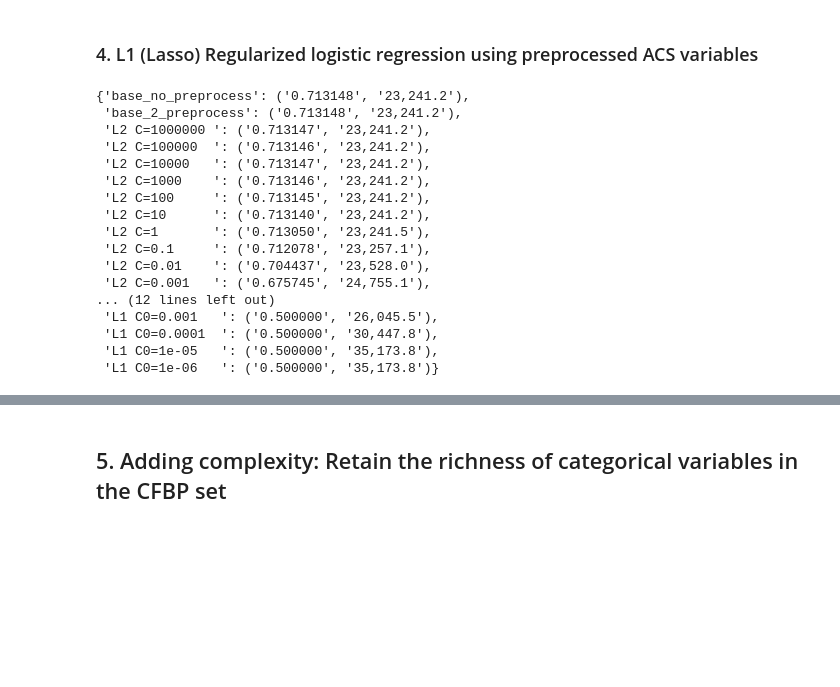
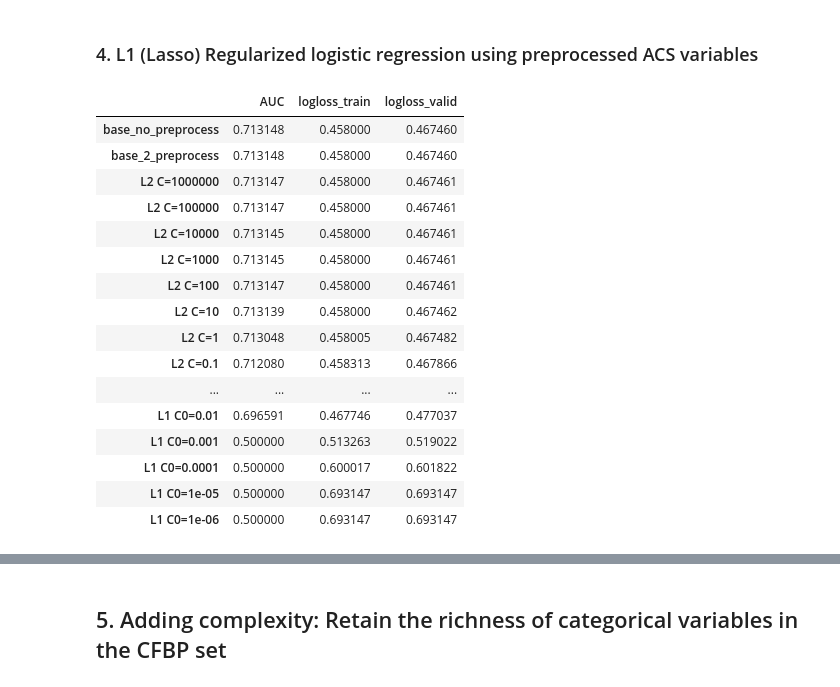
Before and after one commit to zhannazh/Predicting_Outcome_of_Consumer_Finance_Complaints, a Jupyter notebook: 2. Predictive Modeling.ipynb, the cells around one changed output, grey strips where cells are left out. Cells and saved outputs as stored; diff of their text form; code cells hidden in the pictures; blank space fills up the shorter version.

Commit message:
updated how regression results are stored

```diff
--- a/2. Predictive Modeling.ipynb
+++ b/2. Predictive Modeling.ipynb
@@ -356,8 +358,3 @@ auc_and_logloss_results
  'base_2_preprocess': {'AUC': '0.713148',
   'logloss_train': '0.458000',
   'logloss_valid': '0.467460'}}
-# %%
-# Calculate AUC (on valid) and log-loss (on train & valid) for fitted unregularized logit with preprocessed ACS data
-auc_and_logloss_results =f.store_AUC_and_logloss_results(logit_preprocess_unr, 'base_2_preprocess', \
-        train_census_preprocessed, valid_census_preprocessed, ['Y', 'Median_household_income'],auc_and_logloss_results)
-auc_and_logloss_results
@@ -422,19 +415,11 @@ Now I introduce Ridge regularization to see if model performance can be improved
 # L2 regularized logit for several hyperparameter values
 for i in range(6,-7, -1):
     logreg = LogisticRegression(C=10**i, fit_intercept = False, solver='liblinear')
-    logreg.fit(train_census_preprocessed.drop(['Y', 'Median_household_income'], axis=1),
+    logreg = logreg.fit(train_census_preprocessed.drop(['Y', 'Median_household_income'], axis=1),
                train_census_preprocessed['Y'])
 
-    #residuals on validation set
-    res_v = logreg.predict_proba(valid_census_preprocessed.drop(['Y', 'Median_household_income'], axis=1))
-    valid_resid =np.hsplit(res_v, 2)[1]
-
-    #residuals on training set
-    res_t = logreg.predict_proba(train_census_preprocessed.drop(['Y', 'Median_household_income'], axis=1))
-    train_resid =np.hsplit(res_t, 2)[1]
-
-    #calculate and store auc and log-loss
-    auc_and_logloss_results['L2 C={} {}'.format(10**i, (7-len(str(10**i)))*" ")] = \
-        auc_and_logloss(train_resid, valid_resid, train_census_preprocessed.Y, valid_census_preprocessed.Y)
-
-auc_and_logloss_results
+    # Calculate AUC (on valid) and log-loss (on train & valid)
+    auc_and_logloss_results = \
+        f.store_AUC_and_logloss_results(logreg, 'L2 C={} {}'.format(10**i, (7-len(str(10**i)))*" "), True, \
+        train_census_preprocessed, valid_census_preprocessed, ['Y', 'Median_household_income'],auc_and_logloss_results)
+#auc_and_logloss_results
@@ -475,36 +466,31 @@ for i in range(6,-7, -1):
     logreg = LogisticRegression(penalty='l1', C=10**i, fit_intercept = False, solver='liblinear')
     logreg.fit(train_census_preprocessed.drop(['Y', 'Median_household_income'], axis=1), train_census_preprocessed['Y'])
 
-    #residuals on validation set
-    res_v = logreg.predict_proba(valid_census_preprocessed.drop(['Y', 'Median_household_income'], axis=1))
-    valid_resid =np.hsplit(res_v, 2)[1]
 
-    #residuals on training set
-    res_t = logreg.predict_proba(train_census_preprocessed.drop(['Y', 'Median_household_income'], axis=1))
-    train_resid =np.hsplit(res_t, 2)[1]
-
-    #calculate and store auc and log-loss
-    auc_and_logloss_results['L1 C0={} {}'.format(10**i, (7-len(str(10**i)))*" ")] = \
-        auc_and_logloss(train_resid, valid_resid, train_census_preprocessed.Y, valid_census_preprocessed.Y)
-
-auc_and_logloss_results
+    # Calculate AUC (on valid) and log-loss (on train & valid)
+    auc_and_logloss_results = \
+        f.store_AUC_and_logloss_results(logreg, 'L1 C0={} {}'.format(10**i, (7-len(str(10**i)))*" "), True, \
+        train_census_preprocessed, valid_census_preprocessed, ['Y', 'Median_household_income'],auc_and_logloss_results)
-# %% [output]
-{'base_no_preprocess': ('0.713148', '23,241.2'),
- 'base_2_preprocess': ('0.713148', '23,241.2'),
- 'L2 C=1000000 ': ('0.713147', '23,241.2'),
- 'L2 C=100000  ': ('0.713146', '23,241.2'),
- 'L2 C=10000   ': ('0.713147', '23,241.2'),
- 'L2 C=1000    ': ('0.713146', '23,241.2'),
- 'L2 C=100     ': ('0.713145', '23,241.2'),
- 'L2 C=10      ': ('0.713140', '23,241.2'),
- 'L2 C=1       ': ('0.713050', '23,241.5'),
- 'L2 C=0.1     ': ('0.712078', '23,257.1'),
- 'L2 C=0.01    ': ('0.704437', '23,528.0'),
- 'L2 C=0.001   ': ('0.675745', '24,755.1'),
-... (12 lines left out)
- 'L1 C0=0.001   ': ('0.500000', '26,045.5'),
- 'L1 C0=0.0001  ': ('0.500000', '30,447.8'),
- 'L1 C0=1e-05   ': ('0.500000', '35,173.8'),
- 'L1 C0=1e-06   ': ('0.500000', '35,173.8')}
+# %%
+view_results = pd.DataFrame(auc_and_logloss_results).T
+view_results
+# %% [output]
+|  | AUC | logloss_train | logloss_valid |
+| base_no_preprocess | 0.713148 | 0.458000 | 0.467460 |
+| base_2_preprocess | 0.713148 | 0.458000 | 0.467460 |
+| L2 C=1000000 | 0.713147 | 0.458000 | 0.467461 |
+| L2 C=100000 | 0.713147 | 0.458000 | 0.467461 |
+| L2 C=10000 | 0.713145 | 0.458000 | 0.467461 |
+| L2 C=1000 | 0.713145 | 0.458000 | 0.467461 |
+| L2 C=100 | 0.713147 | 0.458000 | 0.467461 |
+| L2 C=10 | 0.713139 | 0.458000 | 0.467462 |
+| L2 C=1 | 0.713048 | 0.458005 | 0.467482 |
+| L2 C=0.1 | 0.712080 | 0.458313 | 0.467866 |
+| ... | ... | ... | ... |
+| L1 C0=0.01 | 0.696591 | 0.467746 | 0.477037 |
+| L1 C0=0.001 | 0.500000 | 0.513263 | 0.519022 |
+| L1 C0=0.0001 | 0.500000 | 0.600017 | 0.601822 |
+| L1 C0=1e-05 | 0.500000 | 0.693147 | 0.693147 |
+| L1 C0=1e-06 | 0.500000 | 0.693147 | 0.693147 |
 # %%
 # Print the model that gives the highest AUC
```
Also changed, not shown: parts of 8 cells of this notebook, 1 other file.
